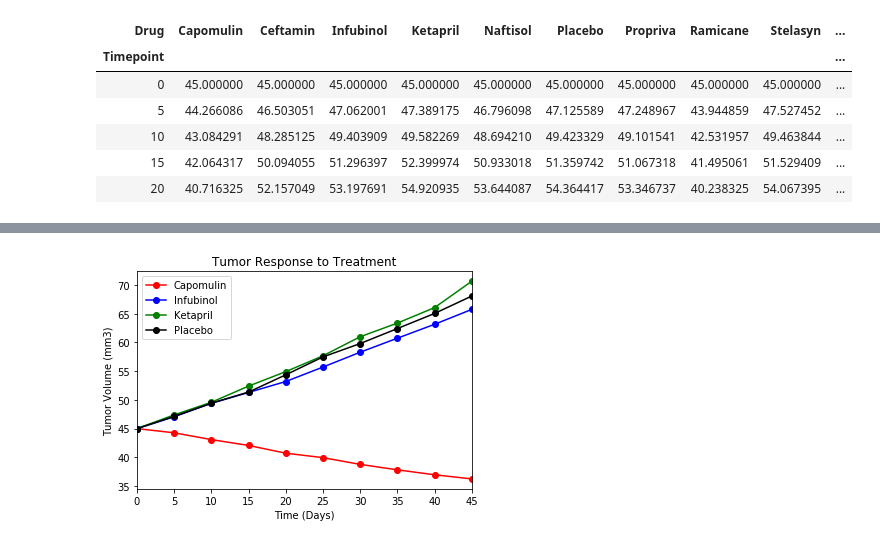
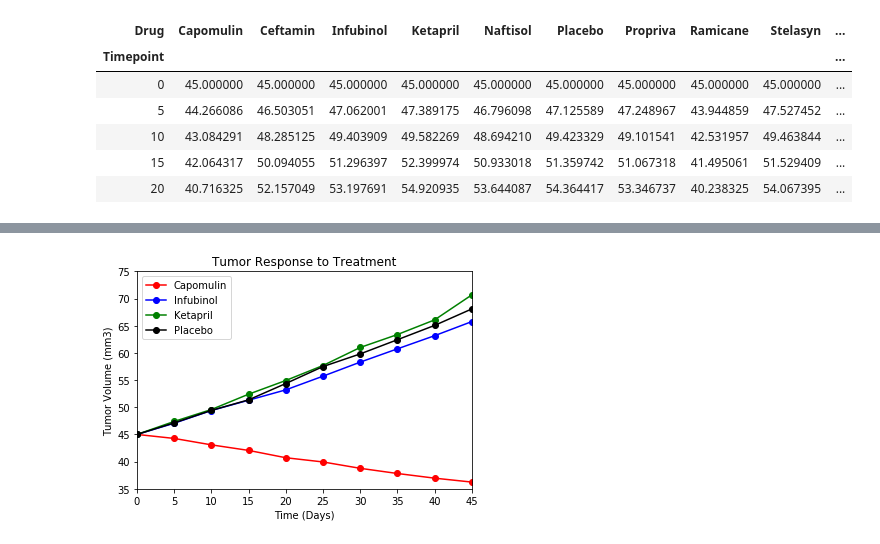
Before and after one commit to mahoneyjam/matplotlib-challenge, a Jupyter notebook: pymaceuticals_JM.ipynb, the cells around one changed output, grey strips where cells are left out. Drawn from its saved outputs; the diff is of its cells as text; code cells hidden in the pictures.

```diff
--- a/pymaceuticals_JM.ipynb
+++ b/pymaceuticals_JM.ipynb
@@ -80,5 +81,5 @@ reformatted_df.head()
 | 15 | 42.064317 | 50.094055 | 51.296397 | 52.399974 | 50.933018 | 51.359742 | 51.067318 | 41.495061 | 51.529409 | ... |
 | 20 | 40.716325 | 52.157049 | 53.197691 | 54.920935 | 53.644087 | 54.364417 | 53.346737 | 40.238325 | 54.067395 | ... |
 # %%
-updated_df = reformatted_df.drop(["Ceftamin", "Naftisol", "Propriva","Ramicane", "Stelasyn", "Zoniferol"], axis=1)
-updated_df
+# updated_df = reformatted_df.drop(["Ceftamin", "Naftisol", "Propriva","Ramicane", "Stelasyn", "Zoniferol"], axis=1)
+# updated_df
@@ -98,9 +86,10 @@ updated_df
 # %%
 updated_df.plot(color=('red', 'blue', 'green', 'black'), marker=('o'), markersize=6)
 plt.title("Tumor Response to Treatment")
 plt.xlabel("Time (Days)")
 plt.ylabel("Tumor Volume (mm3)")
 plt.legend(loc='upper left')
+plt.ylim(35, 75)
 plt.show()
 # %% [output]
-[figure, old version]
+[figure, new version]
```
Also changed, not shown: parts of 16 cells of this notebook.
